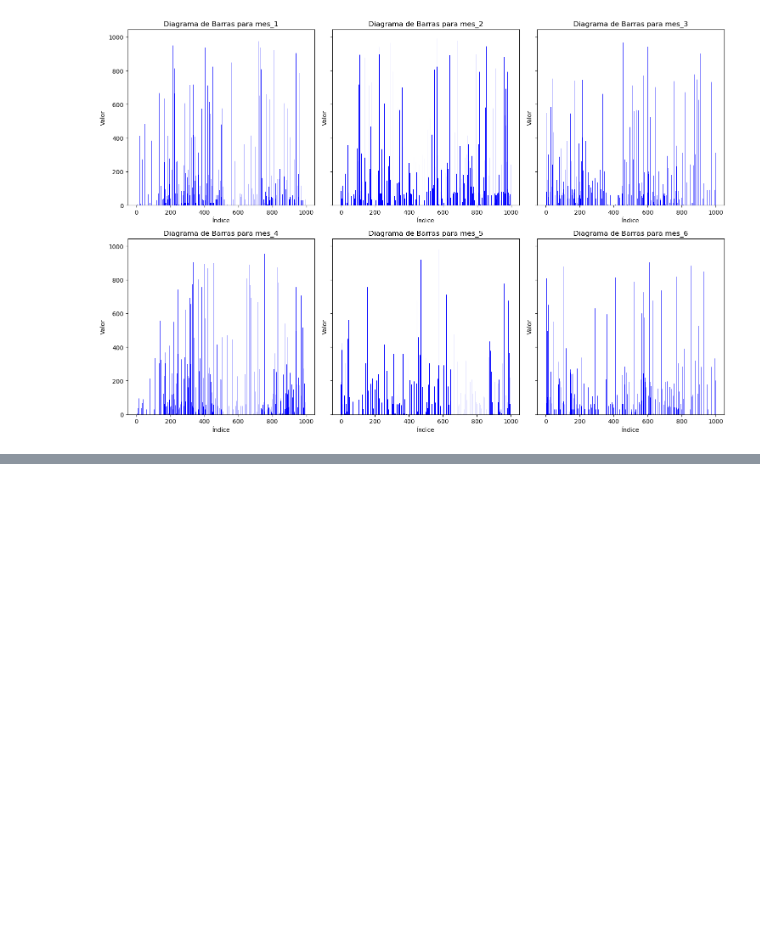
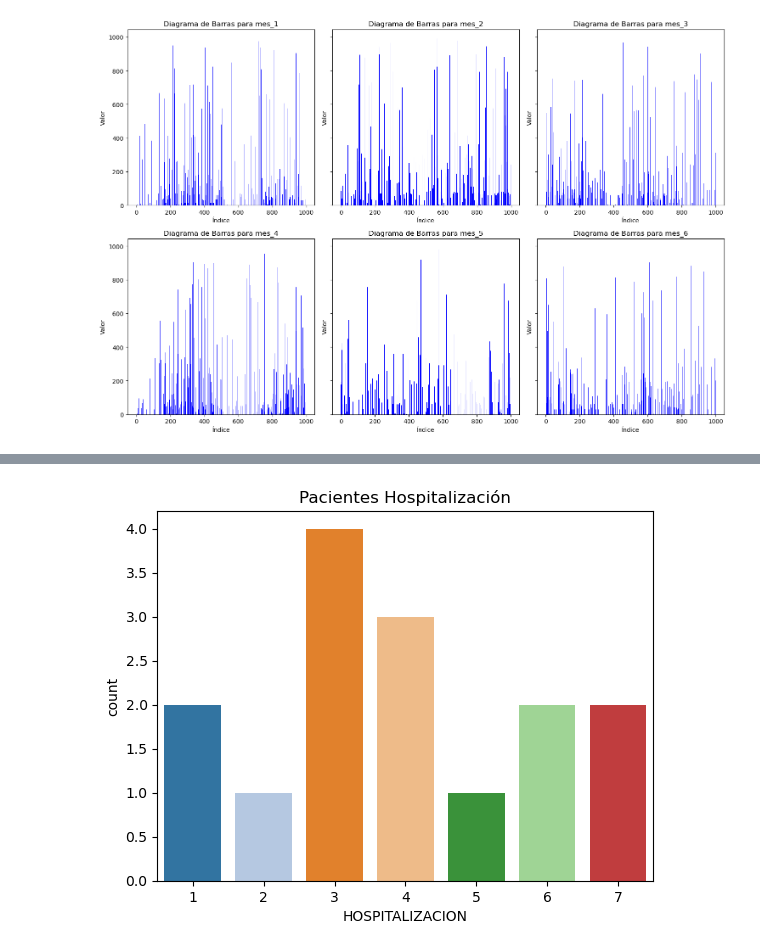
Before and after one commit to carlosjara/MCD_FAII, a Jupyter notebook: FAII/Talleres/Taller_Practico/Taller_I.ipynb, the cells around one changed output, grey strips where cells are left out. Drawn from its saved outputs; the diff is of its cells as text; code cells hidden in the pictures; blank space fills up the shorter version.

Commit message:
[Continuación visualización de datos]

```diff
--- a/FAII/Talleres/Taller_Practico/Taller_I.ipynb
+++ b/FAII/Talleres/Taller_Practico/Taller_I.ipynb
@@ -310,0 +372,7 @@ plt.show()
+# %%
+filtered_df = df[df['HOSPITALIZACION'] > 0]
+sns.countplot(x=filtered_df['HOSPITALIZACION'], palette='tab20')
+plt.title('Pacientes Hospitalización')
+plt.show()
+# %% [output]
+[figure, added]
```
Also changed, not shown: parts of 9 cells of this notebook, 1 other file.
